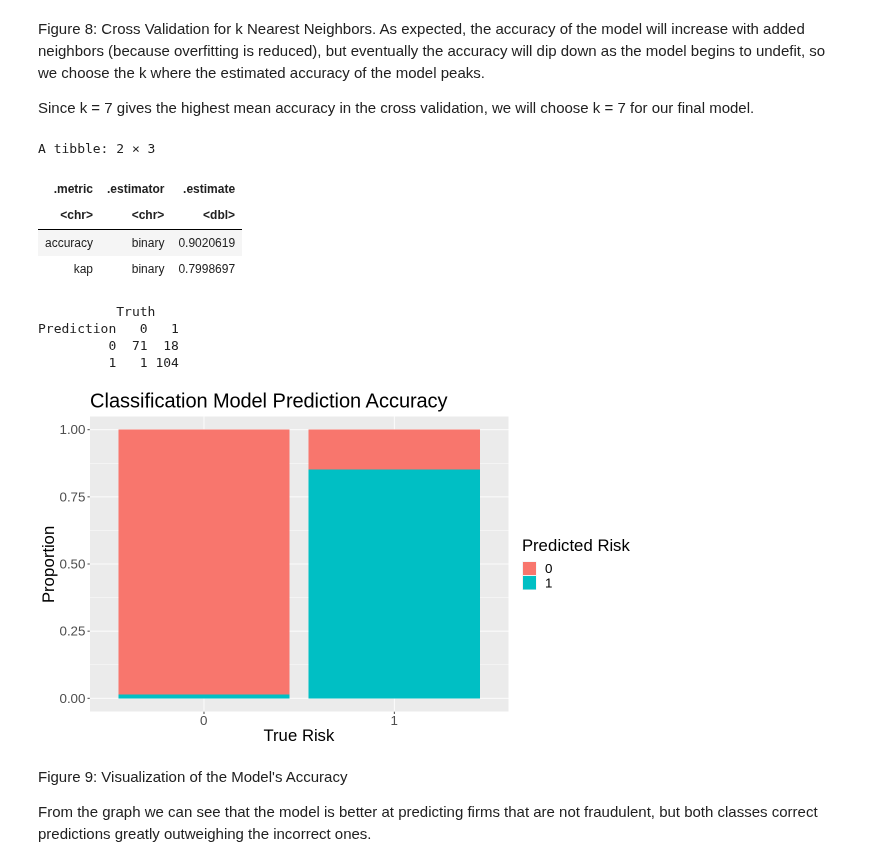
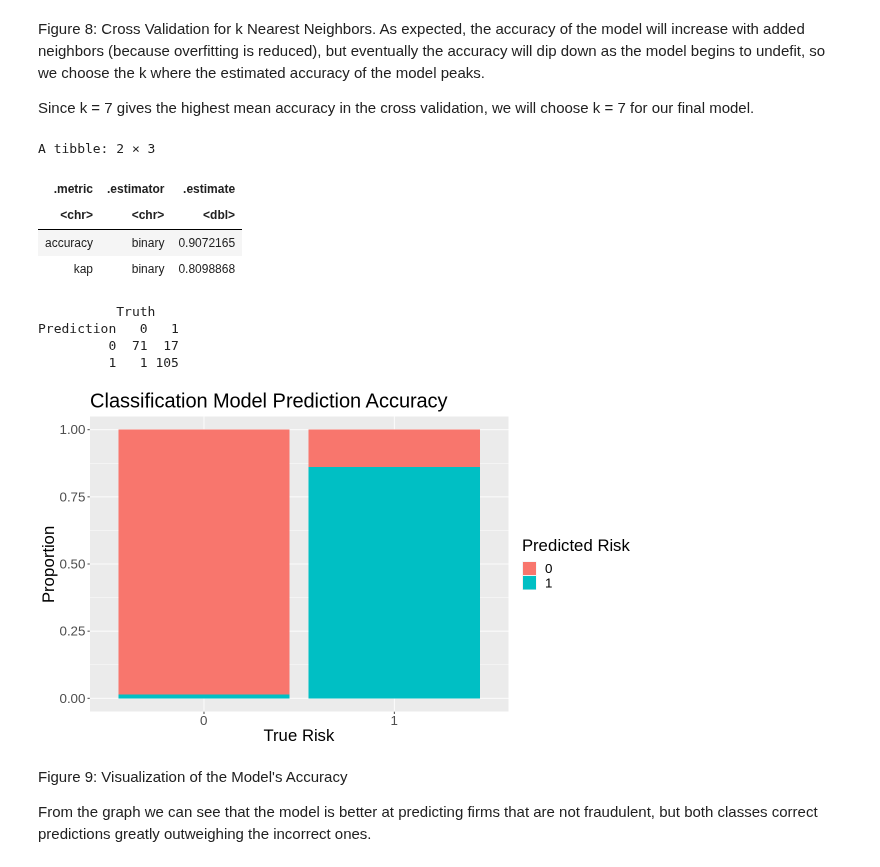
Before and after one commit to eric-y33/dsci-100-2022w1-group-84, a Jupyter notebook: Project.ipynb, the cells around one changed output. Cells and saved outputs as stored; diff of their text form; code cells hidden in the pictures.

```diff
--- a/Project.ipynb
+++ b/Project.ipynb
@@ -283,45 +283,45 @@ As expected, the accuracy of the model will increase with added neighbors (becau
 
 Since k = 7 gives the highest mean accuracy in the cross validation, we will choose k = 7 for our final model.
 # %%
-knn_spec <- nearest_neighbor(weight_func = "rectangular", neighbors = 9) |>
+knn_spec <- nearest_neighbor(weight_func = "rectangular", neighbors = 7) |>
     set_engine("kknn") |>
     set_mode("classification")
 
 knn_fit <- workflow() |>
     add_recipe(knn_recipe) |>
     add_model(knn_spec) |>
     fit(audit_train)
 
 predictions <- predict(knn_fit, audit_test) |>
     bind_cols(audit_test)
 metrics <- predictions |>
     metrics(truth = Risk, estimate = .pred_class)
 conf_mat <- predictions |>
     conf_mat(truth = Risk, estimate = .pred_class)
 
 options(repr.plot.width = 10, repr.plot.height = 6)
 conf_mat_plot <- predictions |>
     ggplot(aes(x = Risk, fill = .pred_class))+
         geom_bar(position = "fill")+
         labs(x = "True Risk",
              fill = "Predicted Risk",
              y = "Proportion",
             title = "Classification Model Prediction Accuracy")+
         theme(text = element_text(size = 20))
 
 metrics
 conf_mat
 conf_mat_plot
 # %% [output]
 A tibble: 2 × 3
 | .metric | .estimator | .estimate |
 | <chr> | <chr> | <dbl> |
-| accuracy | binary | 0.9020619 |
-| kap | binary | 0.7998697 |
+| accuracy | binary | 0.9072165 |
+| kap | binary | 0.8098868 |
           Truth
 Prediction   0   1
-         0  71  18
-         1   1 104
+         0  71  17
+         1   1 105
 [figure]
 # %% [markdown]
 Figure 9: Visualization of the Model's Accuracy
```
Also changed, not shown: parts of 1 cell of this notebook.
